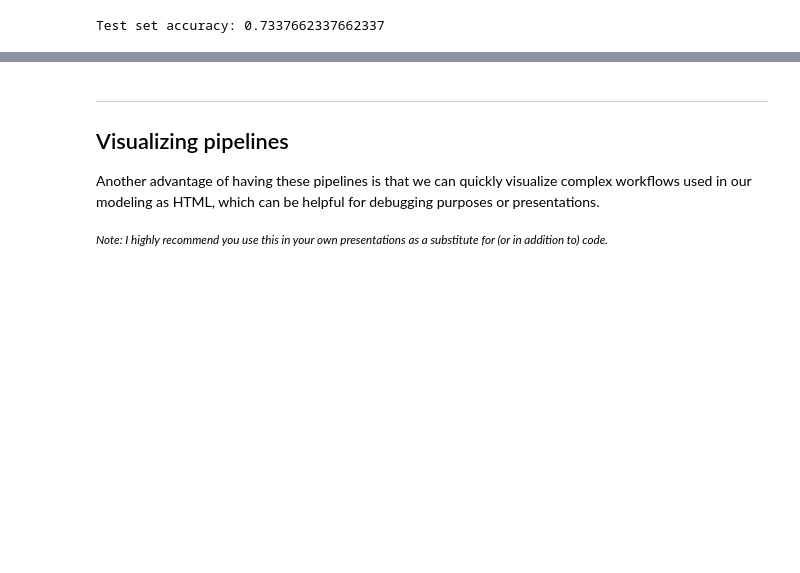
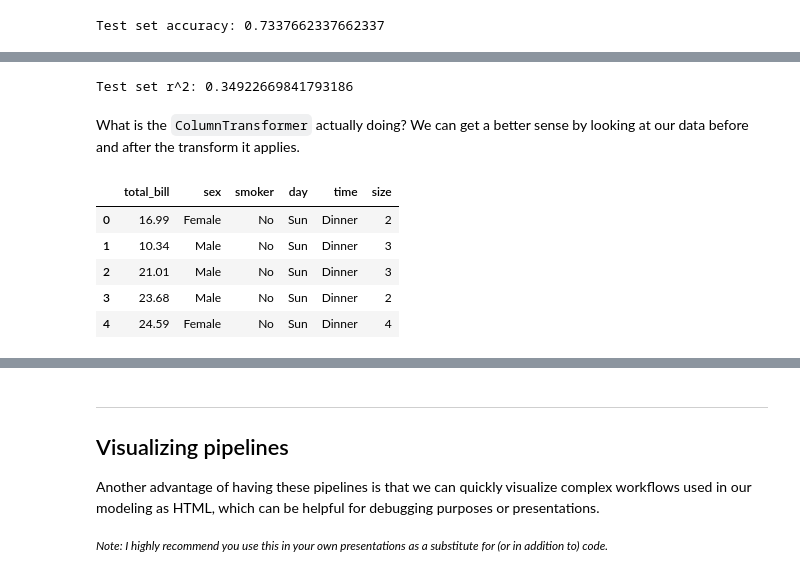
Before and after one commit to EricElmoznino/lighthouse_pipelines_and_persistence, a Jupyter notebook: pipelines.ipynb, the cells around one changed output, grey strips where cells are left out. Drawn from its saved outputs; the diff is of its cells as text; code cells hidden in the pictures; blank space fills up the shorter version.

```diff
--- a/pipelines.ipynb
+++ b/pipelines.ipynb
@@ -183,0 +218,47 @@ Test set accuracy: 0.7337662337662337
+# %%
+from sklearn.compose import ColumnTransformer
+from sklearn.preprocessing import OneHotEncoder
+from sklearn.impute import SimpleImputer
+from sklearn.linear_model import LinearRegression
+
+# **************************************************************************************
+# Ignore this code for now. It is required, but uses concepts from later in the notebook
+class DenseTransformer:
+
+    def fit(self, X, y=None, **fit_params):
+        return self
+
+    def transform(self, X, y=None, **fit_params):
+        return X.todense()
+# **************************************************************************************
+
+numeric_transform = Pipeline([('impute_mean', SimpleImputer(strategy='mean')),
+                              ('scaling', StandardScaler())])
+categorical_transform = Pipeline([('impute_mode', SimpleImputer(strategy='most_frequent')),
+                                  ('one-hot-encode', OneHotEncoder()),
+                                  ('to_dense', DenseTransformer())])
+
+preprocessing_tips = ColumnTransformer([('numeric', numeric_transform, ['total_bill', 'size']),
+                                        ('categorical', categorical_transform, ['sex', 'smoker', 'day', 'time'])])
+
+pipeline_tips = Pipeline([('preprocessing', preprocessing_tips),
+                          ('model', LinearRegression())])
+pipeline_tips.fit(X_train_tips, y_train_tips)
+
+r2 = pipeline_tips.score(X_test_tips, y_test_tips)
+print(f'Test set r^2: {r2}')
+# %% [output]
+Test set r^2: 0.34922669841793186
+# %% [markdown]
+What is the `ColumnTransformer` actually doing? We can get a better sense by looking at our data before and after
+the transform it applies.
+# %%
+# Initial data
+X_tips.head()
+# %% [output]
+|  | total_bill | sex | smoker | day | time | size |
+| 0 | 16.99 | Female | No | Sun | Dinner | 2 |
+| 1 | 10.34 | Male | No | Sun | Dinner | 3 |
+| 2 | 21.01 | Male | No | Sun | Dinner | 3 |
+| 3 | 23.68 | Male | No | Sun | Dinner | 2 |
+| 4 | 24.59 | Female | No | Sun | Dinner | 4 |
```
Also changed, not shown: parts of 9 cells of this notebook, 1 other file.
